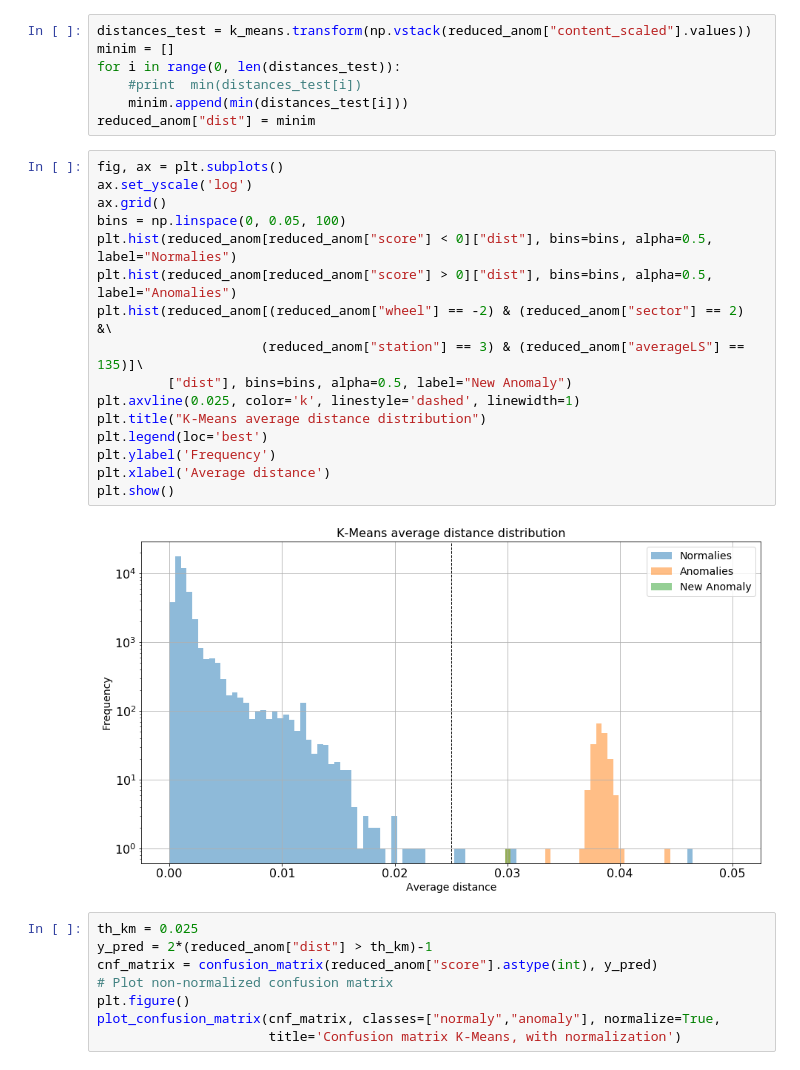
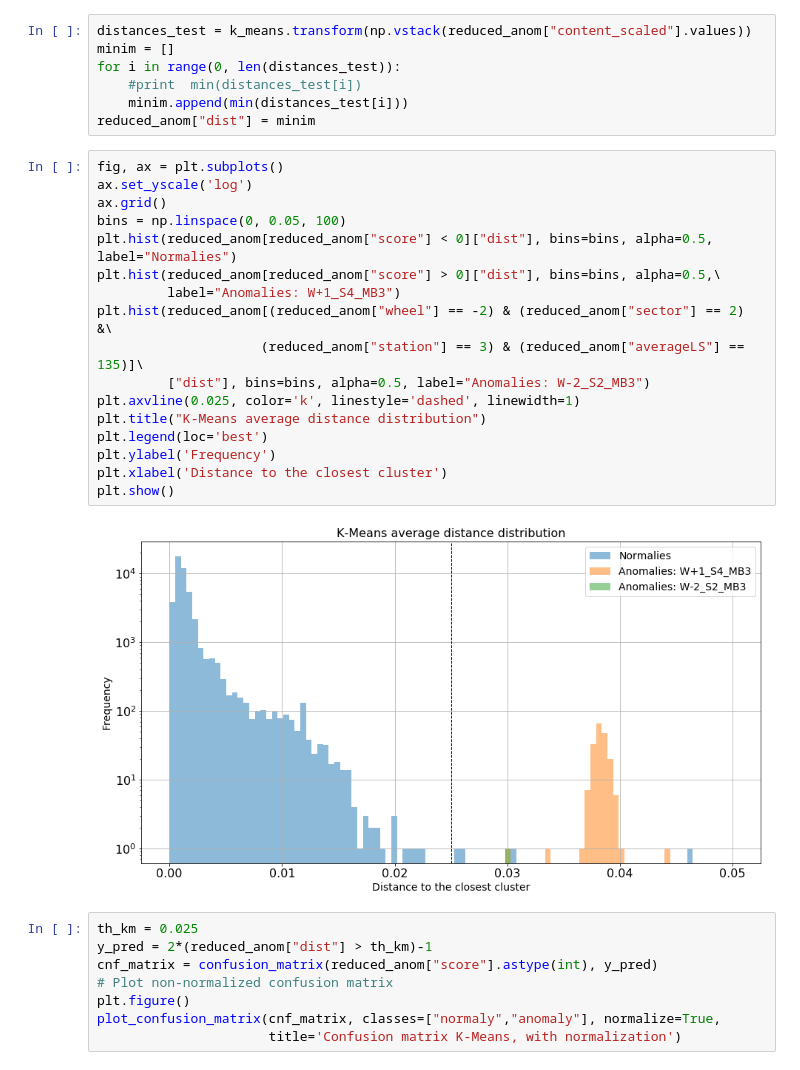
Before and after one commit to bapavlov/L1MTriggerRateMonitoringWithML, a Jupyter notebook: dt_trigger_monitoring_inference.ipynb, the cells around one changed output. Saved outputs shown, nothing was run; the diff lists cells and outputs as text.

```diff
--- a/dt_trigger_monitoring_inference.ipynb
+++ b/dt_trigger_monitoring_inference.ipynb
@@ -1328,21 +1333,22 @@ reduced_anom["dist"] = minim
 # %%
 fig, ax = plt.subplots()
 ax.set_yscale('log')
 ax.grid()
 bins = np.linspace(0, 0.05, 100)
 plt.hist(reduced_anom[reduced_anom["score"] < 0]["dist"], bins=bins, alpha=0.5, label="Normalies")
-plt.hist(reduced_anom[reduced_anom["score"] > 0]["dist"], bins=bins, alpha=0.5, label="Anomalies")
+plt.hist(reduced_anom[reduced_anom["score"] > 0]["dist"], bins=bins, alpha=0.5,\
+         label="Anomalies: W+1_S4_MB3")
 plt.hist(reduced_anom[(reduced_anom["wheel"] == -2) & (reduced_anom["sector"] == 2) &\
                      (reduced_anom["station"] == 3) & (reduced_anom["averageLS"] == 135)]\
-         ["dist"], bins=bins, alpha=0.5, label="New Anomaly")
+         ["dist"], bins=bins, alpha=0.5, label="Anomalies: W-2_S2_MB3")
 plt.axvline(0.025, color='k', linestyle='dashed', linewidth=1)
 plt.title("K-Means average distance distribution")
 plt.legend(loc='best')
 plt.ylabel('Frequency')
-plt.xlabel('Average distance')
+plt.xlabel('Distance to the closest cluster')
 plt.show()
 # %% [output]
-[figure, old version]
+[figure, new version]
 # %%
 th_km = 0.025
 y_pred = 2*(reduced_anom["dist"] > th_km)-1
```
Also changed, not shown: parts of 3 cells of this notebook, 1 other file.
